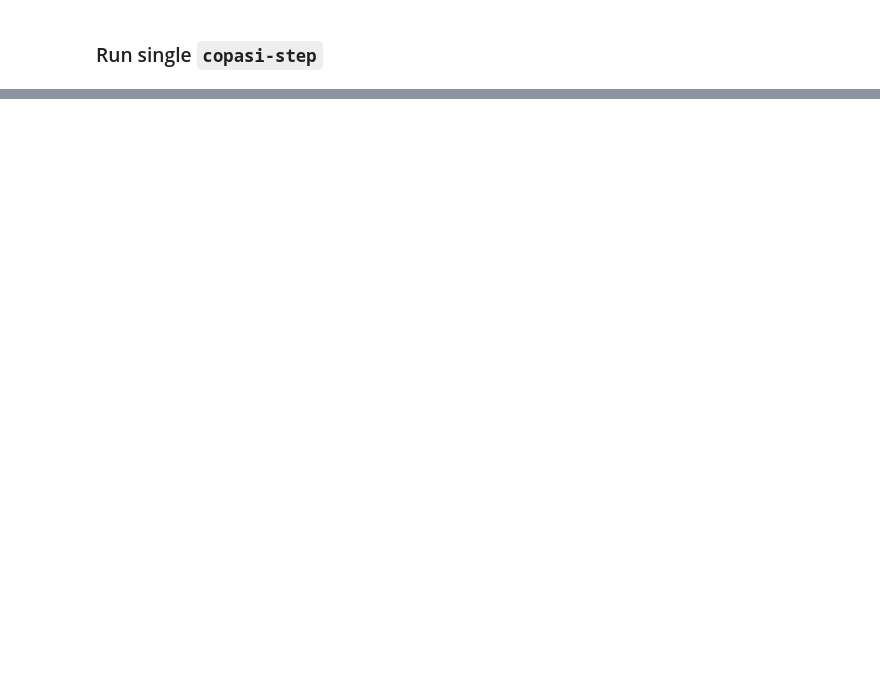
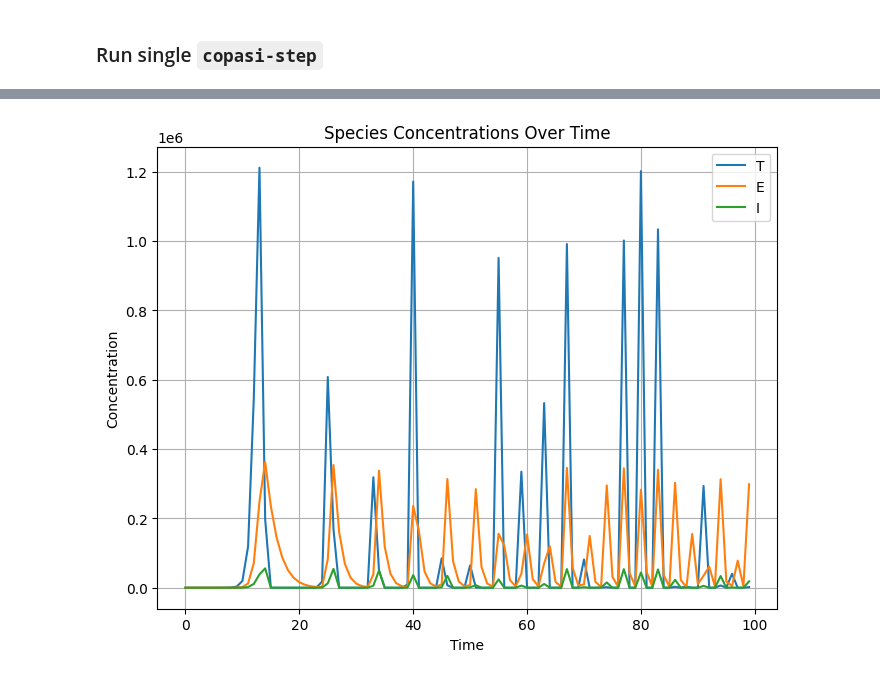
Before and after one commit to vivarium-collective/biosimulator-processes, a Jupyter notebook: demos/ode_process_demo.ipynb, the cells around one changed output, grey strips where cells are left out. Drawn from its saved outputs; the diff is of its cells as text; code cells hidden in the pictures; blank space fills up the shorter version.

```diff
--- a/demos/ode_process_demo.ipynb
+++ b/demos/ode_process_demo.ipynb
@@ -37,5 +37,30 @@ Available processes:
 # %%
-model_fp = '../test_suite/examples/sbml-core/Caravagna-J-Theor-Biol-2010-tumor-suppressive-oscillations/Caravagna2010.xml'
+def parse_expected_timecourse_config(archive_root: str = None, expected_results_fp: str = None) -> dict:
+    source = expected_results_fp or os.path.join(archive_root, 'expected-results.json')
+    with open(source, 'r') as fp:
+        expected = json.load(fp)
+
+    expected_reports = expected['expectedReports']
+    for report in expected_reports:
+        report_id = report['id'].lower()
+        if 'report' in report_id:
+            num_points = report['points']
+            reported_time_vals = report['values'][0]['value']
+            time_indices = list(reported_time_vals.keys())
+            time_values = list(reported_time_vals.values())
+            end_time_index = float(time_indices[-1])
+            return {
+                'duration': end_time_index,
+                'step_size': time_values[-1] / end_time_index,
+                'num_steps': num_points[0]
+            }
+
+
+
+
+omex_dir = '../test_suite/examples/sbml-core/Caravagna-J-Theor-Biol-2010-tumor-suppressive-oscillations'
+model_fp = os.path.join(omex_dir, 'Caravagna2010.xml')
 ode_process_config = {'model': {'model_source': model_fp}}
 step_size = 0.25
-duration = 10.0
+duration = 100.0
+num_steps = 200.0
@@ -78,4 +99,4 @@ copasi_step.outputs()
 # %%
-copasi_step.update({})
+copasi_result = copasi_step.update({})
 # %% [output]
 Series.__getitem__ treating keys as positions is deprecated. In a future version, integer keys will always be treated as labels (consistent with DataFrame behavior). To access a value by position, use ...
@@ -100,0 +127,4 @@ from basico import *
+# %%
+plot_ode_output_data(copasi_result)
+# %% [output]
+[figure, added]
```
Also changed, not shown: parts of 15 cells of this notebook, 2 other files.
